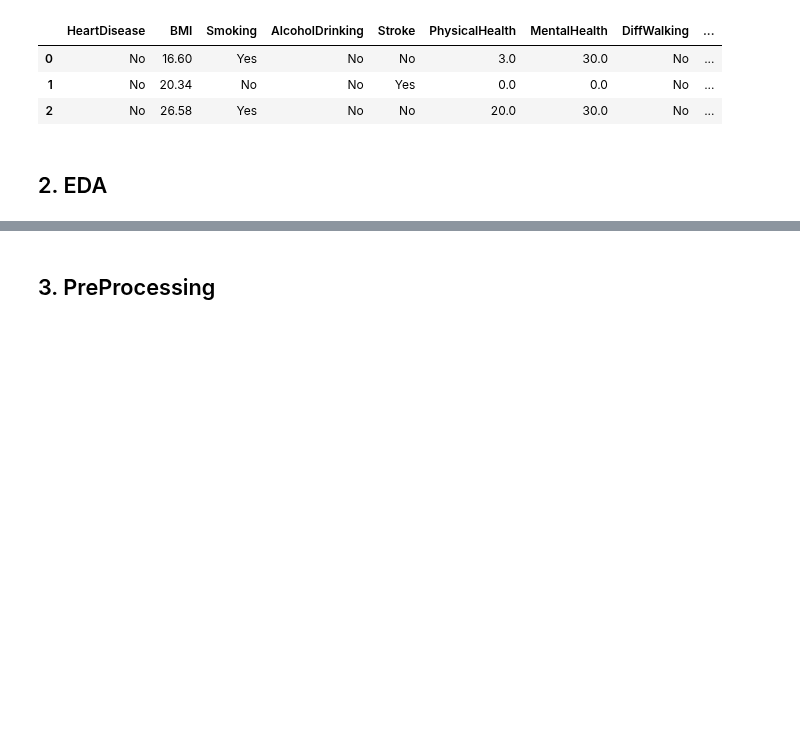
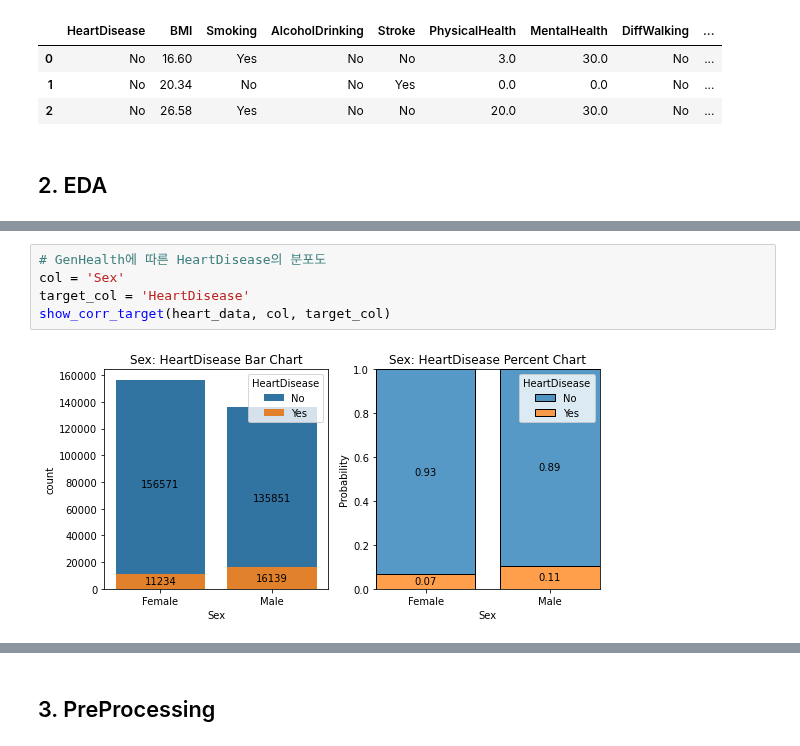
Before and after one commit to iss760/machine-learning, a Jupyter notebook: model/Light_GBM.ipynb, the cells around one changed output, grey strips where cells are left out. Drawn from its saved outputs; the diff is of its cells as text; blank space fills up the shorter version.

```diff
--- a/model/Light_GBM.ipynb
+++ b/model/Light_GBM.ipynb
@@ -124,0 +186,7 @@ show_bar(heart_data, cols)
+# %%
+# GenHealth에 따른 HeartDisease의 분포도
+col = 'Sex'
+target_col = 'HeartDisease'
+show_corr_target(heart_data, col, target_col)
+# %% [output]
+[figure, added]
```
Also changed, not shown: parts of 13 cells of this notebook.
